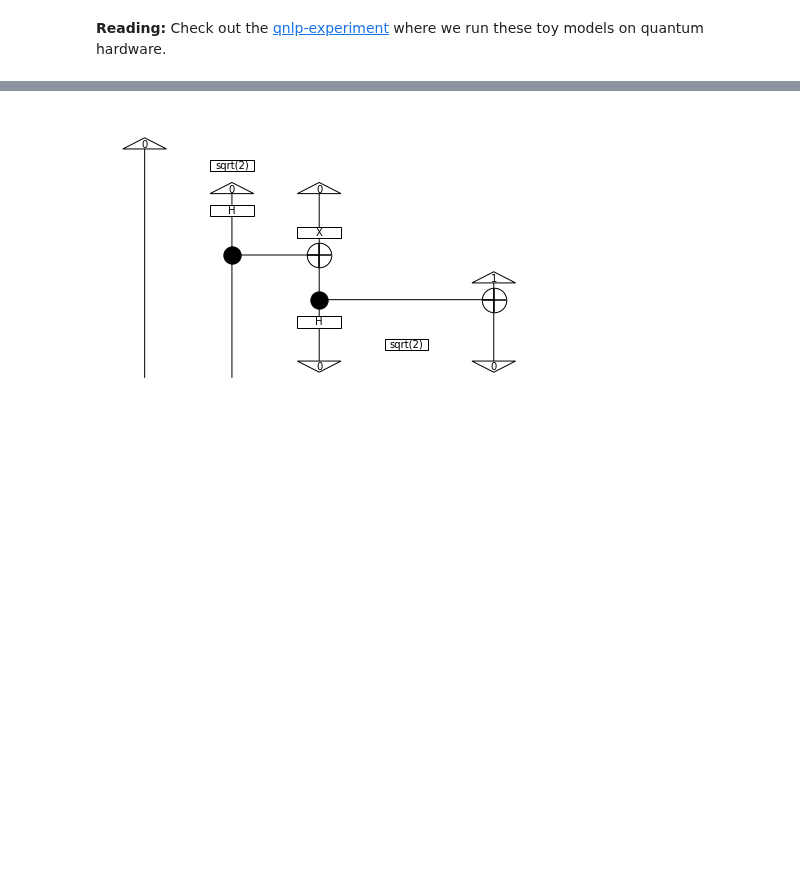
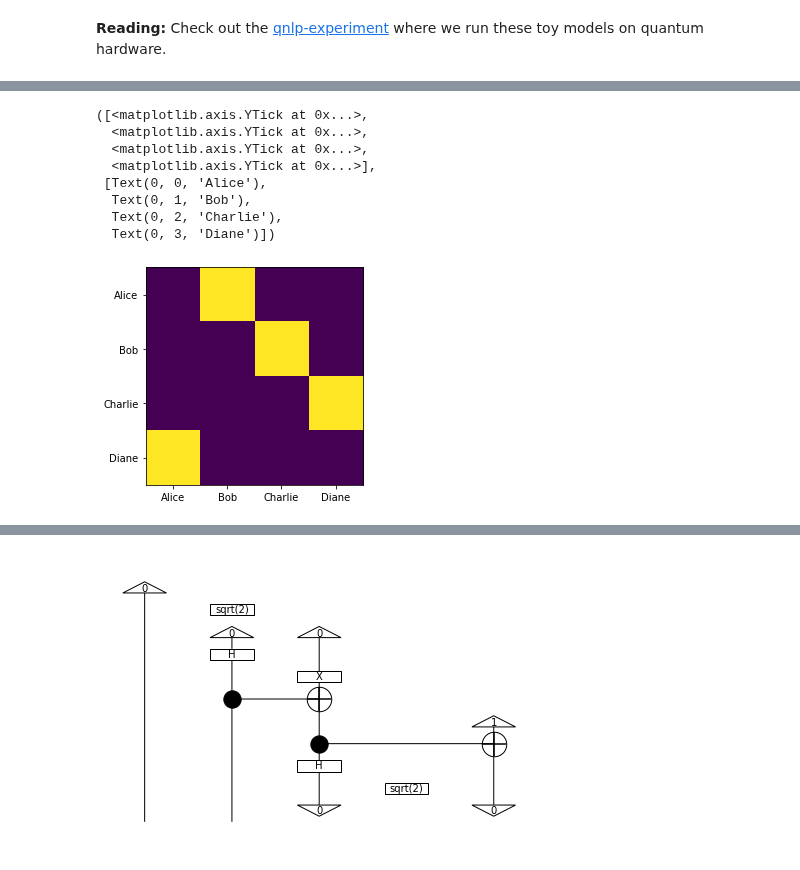
Before and after one commit to CDL-Quantum/CohortProject_2021, a Jupyter notebook: Week4_NLP/qnlp-tutorial-Part5.ipynb, the cells around one changed output, grey strips where cells are left out. Saved outputs shown, nothing was run; the diff lists cells and outputs as text; code cells hidden in the pictures; blank space fills up the shorter version.

```diff
--- a/Week4_NLP/qnlp-tutorial-Part5.ipynb
+++ b/Week4_NLP/qnlp-tutorial-Part5.ipynb
@@ -71,0 +141,19 @@ Of course this is a toy example: we've picked by hand what the circuits for Alic
+# %%
+loves_mat = np.zeros((4,4))
+loves_mat[0,1] = 1
+loves_mat[1,2] = 1
+loves_mat[2,3] = 1
+loves_mat[3,0] = 1
+plt.imshow(loves_mat);
+plt.xticks(range(4),['Alice','Bob','Charlie','Diane'])
+plt.yticks(range(4),['Alice','Bob','Charlie','Diane'])
+# %% [output]
+([<matplotlib.axis.YTick at 0x...>,
+  <matplotlib.axis.YTick at 0x...>,
+  <matplotlib.axis.YTick at 0x...>,
+  <matplotlib.axis.YTick at 0x...>],
+ [Text(0, 0, 'Alice'),
+  Text(0, 1, 'Bob'),
+  Text(0, 2, 'Charlie'),
+  Text(0, 3, 'Diane')])
+[figure, added]
```
Also changed, not shown: parts of 20 cells of this notebook.
